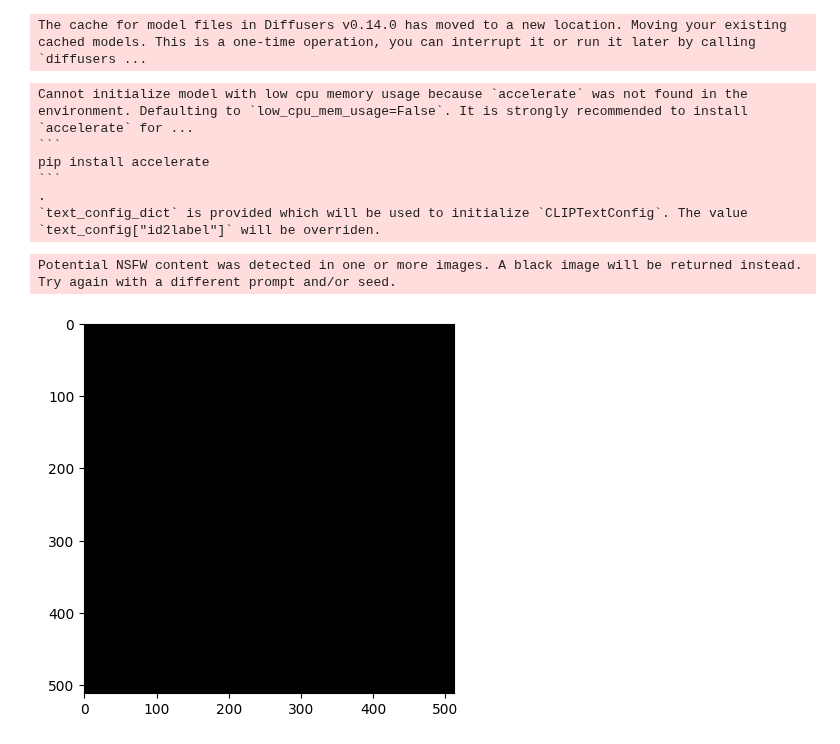
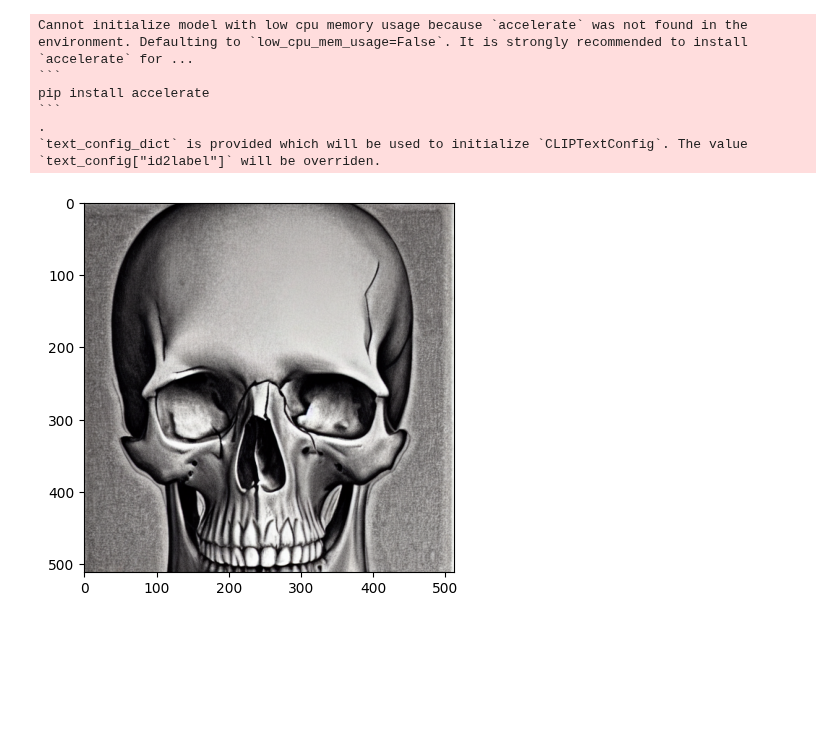
Before and after one commit to arkwith7/aSSIST_ML, a Jupyter notebook: Ex_StableDiffusion.ipynb, the cells around one changed output. Cells and saved outputs as stored; diff of their text form; code cells hidden in the pictures; blank space fills up the shorter version.

````diff
--- a/Ex_StableDiffusion.ipynb
+++ b/Ex_StableDiffusion.ipynb
@@ -21,25 +21,23 @@ pipe = StableDiffusionPipeline.from_pretrained(model_id,
                        use_auth_token=access_token)
 pipe.to(device) #ensure your GPU is enabled
 
-prompt = "Pikachu in the snow"
+prompt = "human face and skull"
 with autocast("cuda"):
     image = pipe(prompt, guidance_scale=7.5).images[0]
 
-image.save("pikachu.png")
+image.save("face_skull.png")
 # %% [output]
-The cache for model files in Diffusers v0.14.0 has moved to a new location. Moving your existing cached models. This is a one-time operation, you can interrupt it or run it later by calling `diffusers ...
+Cannot initialize model with low cpu memory usage because `accelerate` was not found in the environment. Defaulting to `low_cpu_mem_usage=False`. It is strongly recommended to install `accelerate` for ...
+```
+pip install accelerate
+```
+.
+`text_config_dict` is provided which will be used to initialize `CLIPTextConfig`. The value `text_config["id2label"]` will be overriden.
-Cannot initialize model with low cpu memory usage because `accelerate` was not found in the environment. Defaulting to `low_cpu_mem_usage=False`. It is strongly recommended to install `accelerate` for ...
-```
-pip install accelerate
-```
-.
-`text_config_dict` is provided which will be used to initialize `CLIPTextConfig`. The value `text_config["id2label"]` will be overriden.
-Potential NSFW content was detected in one or more images. A black image will be returned instead. Try again with a different prompt and/or seed.
 # %%
 import matplotlib.pyplot as plt
 import matplotlib.image as mpimg
-img = mpimg.imread(r'./pikachu.png')
+img = mpimg.imread(r'./face_skull.png')
 plt.imshow(img)
 plt.show()
 # %% [output]
-[figure, old version]
+[figure, new version]
````
